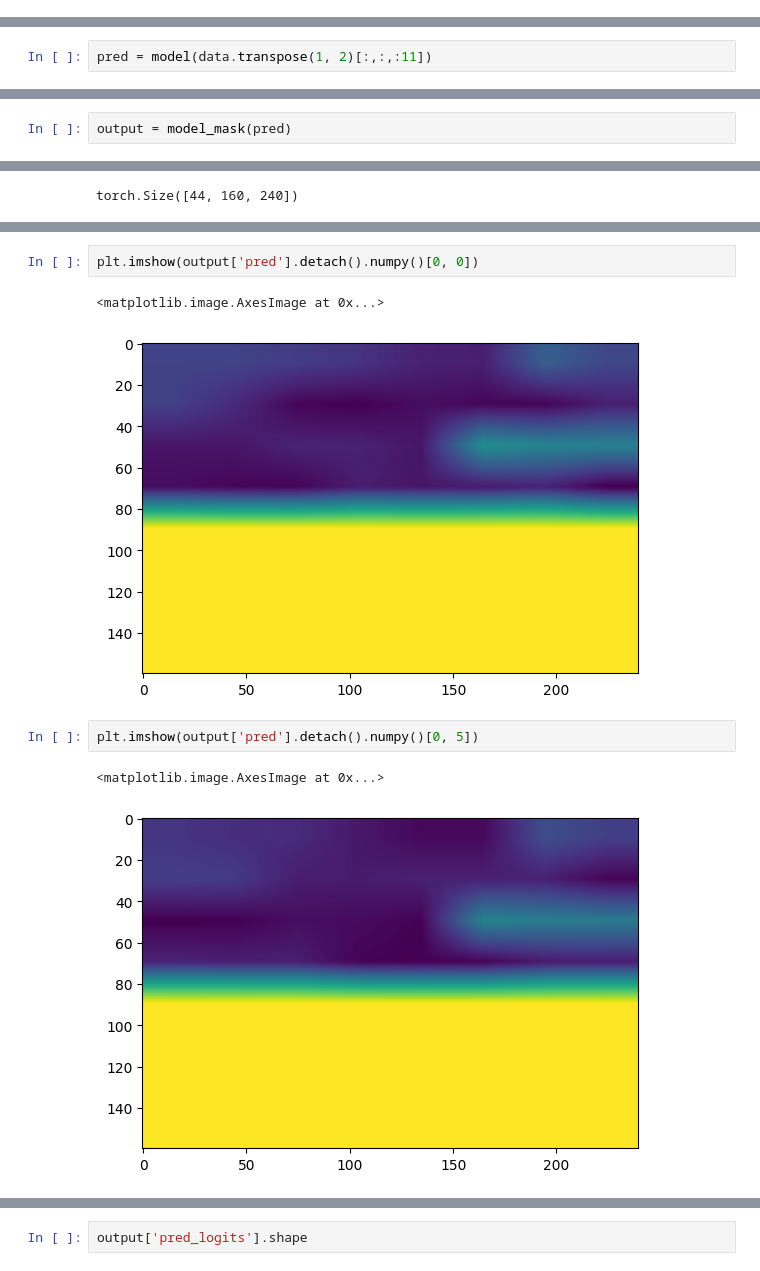
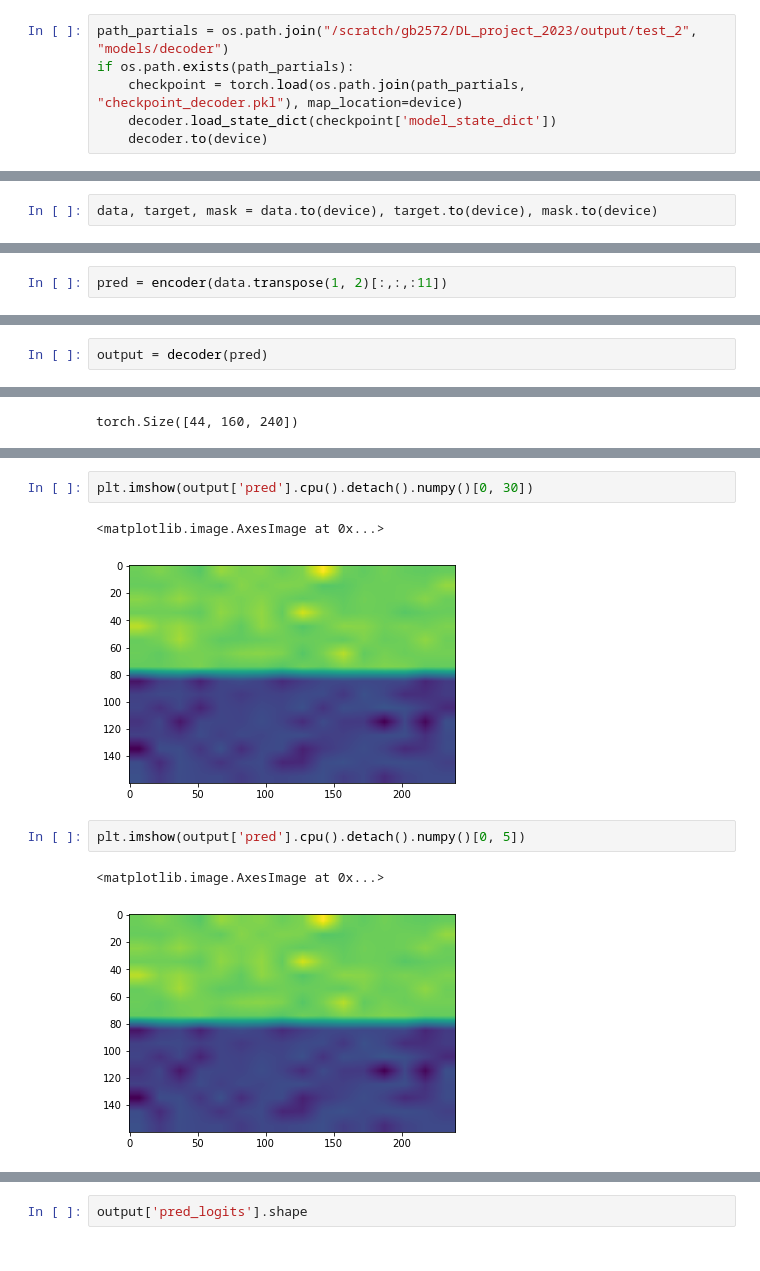
Before and after one commit to gbugli/DL_project_2023, a Jupyter notebook: temp.ipynb, the cells around one changed output, grey strips where cells are left out. Saved outputs shown, nothing was run; the diff lists cells and outputs as text.

Commit message:
DecoderSimple

```diff
--- a/temp.ipynb
+++ b/temp.ipynb
@@ -830,0 +149,6 @@ model = IJEPA_base(img_size=128, mode='test')
+# %%
+path_partials = os.path.join("/scratch/gb2572/DL_project_2023/output/test_2", "models/decoder")
+if os.path.exists(path_partials):
+    checkpoint = torch.load(os.path.join(path_partials, "checkpoint_decoder.pkl"), map_location=device)
+    decoder.load_state_dict(checkpoint['model_state_dict'])
+    decoder.to(device)
@@ -832,4 +166,6 @@ model = IJEPA_base(img_size=128, mode='test')
 data.transpose(1, 2).shape
 # %% [output]
 torch.Size([2, 3, 22, 128, 128])
+# %%
+data, target, mask = data.to(device), target.to(device), mask.to(device)
 # %%
@@ -858,2 +193,2 @@ torch.Size([22, 768, 8, 8])
 # %%
-pred = model(data.transpose(1, 2)[:,:,:11])
+pred = encoder(data.transpose(1, 2)[:,:,:11])
@@ -1361,2 +218,2 @@ model_mask = ATMHead(img_size=128, H=160, W=240, in_channels=768, use_stages=1)
 # %%
-output = model_mask(pred)
+output = decoder(pred)
@@ -1378,10 +274,10 @@ torch.Size([44, 160, 240])
 # %%
-plt.imshow(output['pred'].detach().numpy()[0, 0])
+plt.imshow(output['pred'].cpu().detach().numpy()[0, 30])
 # %% [output]
 <matplotlib.image.AxesImage at 0x...>
-[figure, old version]
+[figure, new version]
 # %%
-plt.imshow(output['pred'].detach().numpy()[0, 5])
+plt.imshow(output['pred'].cpu().detach().numpy()[0, 5])
 # %% [output]
 <matplotlib.image.AxesImage at 0x...>
-[figure, old version]
+[figure, new version]
```
Also changed, not shown: parts of 70 cells of this notebook, 1 other file.
